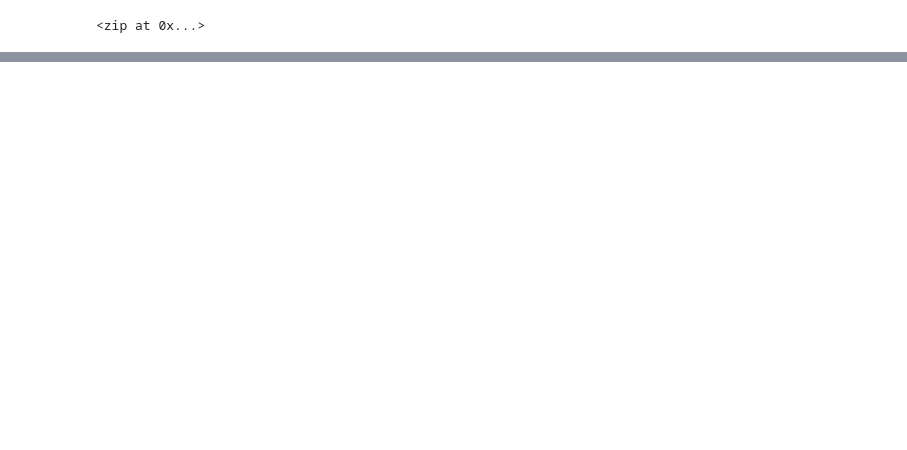
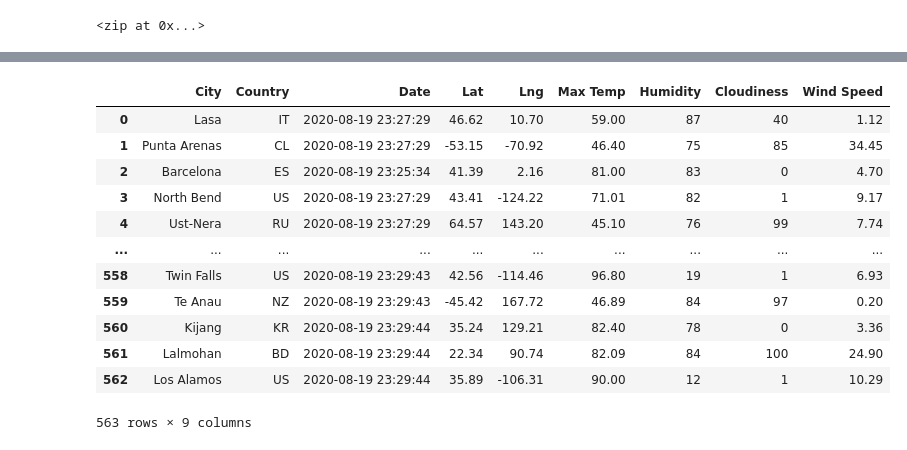
Before and after one commit to pat-tsai/World_Weather_Analysis, a Jupyter notebook: WeatherPy.ipynb, the cells around one changed output, grey strips where cells are left out. Drawn from its saved outputs; the diff is of its cells as text; code cells hidden in the pictures; blank space fills up the shorter version.

Commit message:
finds longitutde and latitude of cities, parses json data into csv

```diff
--- a/WeatherPy.ipynb
+++ b/WeatherPy.ipynb
@@ -99,0 +214,4 @@ len(cities)
+# %%
+# Convert the array of dictionaries to a Pandas DataFrame.
+city_data_df = pd.DataFrame(city_data)
+city_data_df.head(10)
@@ -99,0 +230,18 @@ len(cities)
+# %%
+newColOrder = ['City','Country','Date','Lat','Lng','Max Temp','Humidity','Cloudiness','Wind Speed']
+city_data_df = city_data_df[newColOrder]
+city_data_df
+# %% [output]
+|  | City | Country | Date | Lat | Lng | Max Temp | Humidity | Cloudiness | Wind Speed |
+| 0 | Lasa | IT | 2020-08-19 23:27:29 | 46.62 | 10.70 | 59.00 | 87 | 40 | 1.12 |
+| 1 | Punta Arenas | CL | 2020-08-19 23:27:29 | -53.15 | -70.92 | 46.40 | 75 | 85 | 34.45 |
+| 2 | Barcelona | ES | 2020-08-19 23:25:34 | 41.39 | 2.16 | 81.00 | 83 | 0 | 4.70 |
+| 3 | North Bend | US | 2020-08-19 23:27:29 | 43.41 | -124.22 | 71.01 | 82 | 1 | 9.17 |
+| 4 | Ust-Nera | RU | 2020-08-19 23:27:29 | 64.57 | 143.20 | 45.10 | 76 | 99 | 7.74 |
+| ... | ... | ... | ... | ... | ... | ... | ... | ... | ... |
+| 558 | Twin Falls | US | 2020-08-19 23:29:43 | 42.56 | -114.46 | 96.80 | 19 | 1 | 6.93 |
+| 559 | Te Anau | NZ | 2020-08-19 23:29:43 | -45.42 | 167.72 | 46.89 | 84 | 97 | 0.20 |
+| 560 | Kijang | KR | 2020-08-19 23:29:44 | 35.24 | 129.21 | 82.40 | 78 | 0 | 3.36 |
+| 561 | Lalmohan | BD | 2020-08-19 23:29:44 | 22.34 | 90.74 | 82.09 | 84 | 100 | 24.90 |
+| 562 | Los Alamos | US | 2020-08-19 23:29:44 | 35.89 | -106.31 | 90.00 | 12 | 1 | 10.29 |
+563 rows × 9 columns
```
Also changed, not shown: parts of 10 cells of this notebook, 1 other file.
